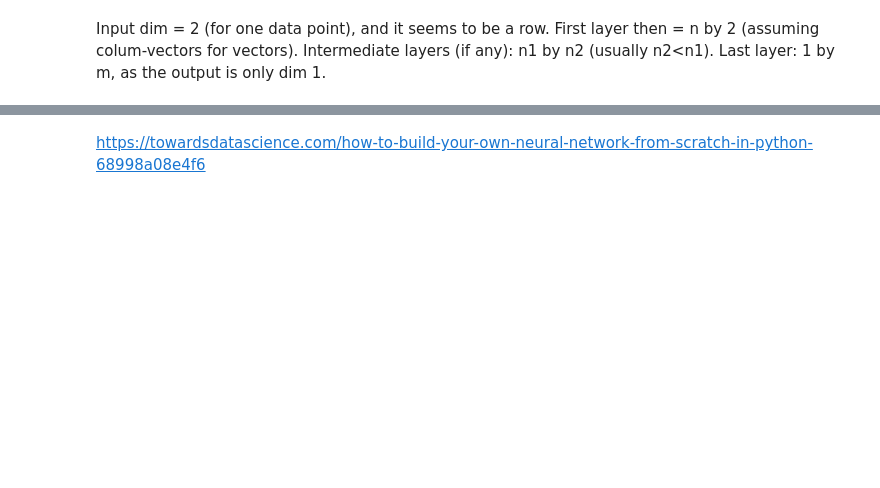
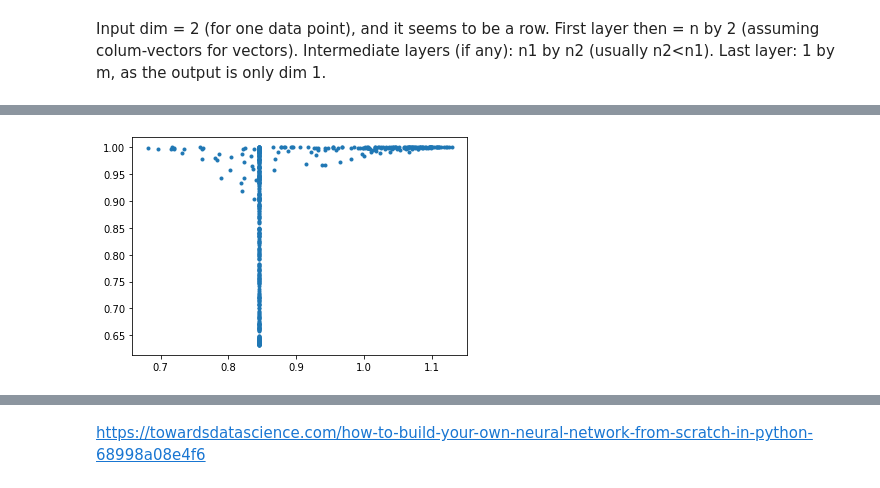
Before and after one commit to khakhalin/Sketches, a Jupyter notebook: sklearn_experiments/manual_dl.ipynb, the cells around one changed output, grey strips where cells are left out. Drawn from its saved outputs; the diff is of its cells as text; code cells hidden in the pictures; blank space fills up the shorter version.

```diff
--- a/sklearn_experiments/manual_dl.ipynb
+++ b/sklearn_experiments/manual_dl.ipynb
@@ -140,0 +141,4 @@ plt.plot(mynet.train(xy,z));
+# %%
+plt.plot(mynet.process(xy),z,'.');
+# %% [output]
+[figure, added]
```
Also changed, not shown: parts of 8 cells of this notebook.
